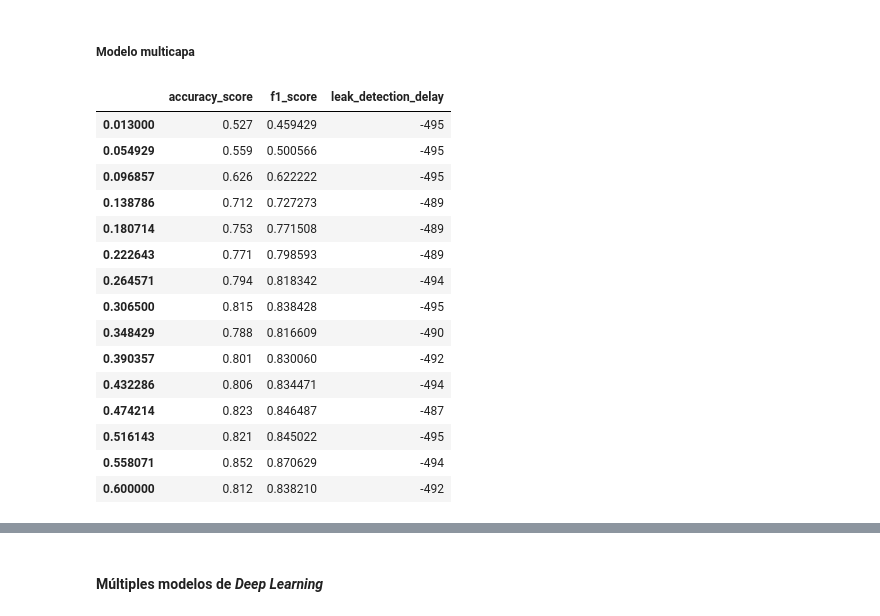
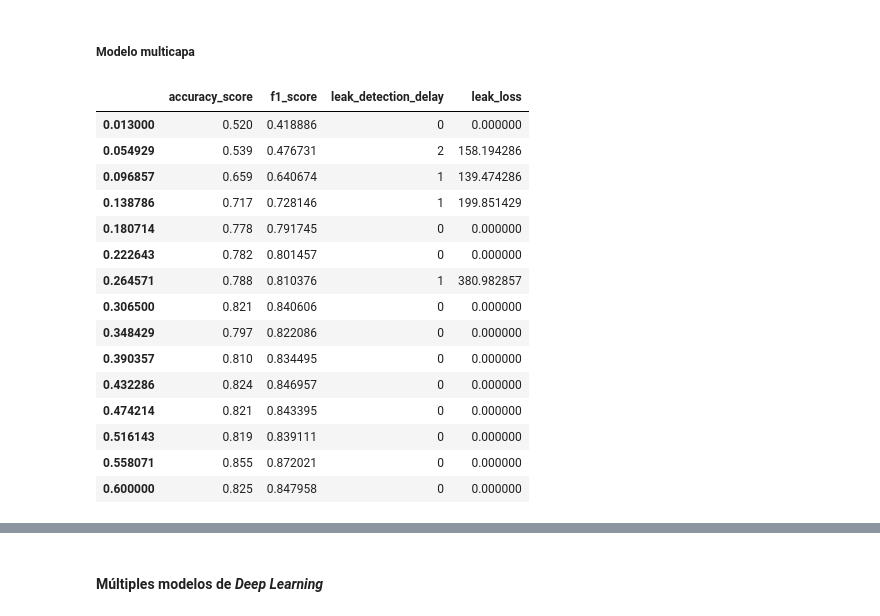
Before and after one commit to alu0101351773/TFM, a Jupyter notebook: src/project/main.ipynb, the cells around one changed output, grey strips where cells are left out. Drawn from its saved outputs; the diff is of its cells as text; code cells hidden in the pictures.

```diff
--- a/src/project/main.ipynb
+++ b/src/project/main.ipynb
@@ -604,7 +604,7 @@ def leak_detection_delay(y_true: np.array, y_pred: np.array) -> int:
     real_first_leak_day = 0
     while y_true[real_first_leak_day] != 1: real_first_leak_day += 1
 
-    pred_first_leak_day = 0
+    pred_first_leak_day = real_first_leak_day
     while y_pred[pred_first_leak_day] != 1: pred_first_leak_day += 1
 
     return (pred_first_leak_day - real_first_leak_day)
@@ -844,5 +845,27 @@ display(pd.DataFrame.from_dict(
 # %% [markdown]
 ### Modelos _Deep Learning_
+# %%
+def eval_dl_model(model):
+    result_dict = {}
+    for case in data_dict:
+        leak_value = data_dict[case]['leak_value']
+        X_test = data_dict[case]['test_dataframe'].drop(columns='Fugando combustible')
+        y_test = data_dict[case]['test_dataframe']['Fugando combustible']
+
+        y_pred = (model.predict(X_test, verbose=0) > 0.5).astype(int)
+
+        accuracy = accuracy_score(y_test, y_pred)
+        leak_delay = leak_detection_delay(y_test, y_pred)
+        f1 = f1_score(y_test, y_pred)
+        leak_loss = (leak_value * 60 * 24) * leak_delay
+
+        result_dict[leak_value] = (accuracy, f1, leak_delay, leak_loss)
+
+    return pd.DataFrame.from_dict(
+        data = result_dict,
+        orient = 'index',
+        columns = ['accuracy_score', 'f1_score', 'leak_detection_delay', 'leak_loss']
+    )
 # %% [markdown]
 #### Único modelo de _Deep Learning_
 # %% [markdown]
@@ -927,62 +932,44 @@ plt.show()
 # %%
 model = tf.keras.Sequential([
     tf.keras.layers.Input(shape=(X_train_complete.shape[1], 1)),
     tf.keras.layers.LSTM(25, return_sequences=True, dropout=0.2),
     tf.keras.layers.LSTM(40, return_sequences=True, dropout=0.2),
     tf.keras.layers.LSTM(60, dropout=0.2),
     tf.keras.layers.Dense(1, activation='sigmoid')
 ])
 
 model.compile(
     optimizer=tf.keras.optimizers.Adam(learning_rate=0.001),
     loss='binary_crossentropy',
     metrics=['accuracy']
 )
 
 history = model.fit(
     x = X_train_complete,
     y = y_train_complete,
     epochs = 50,
     batch_size = 8192,
     verbose = 0
 )
 
-result_dict = {}
-for case in data_dict:
-    leak_value = data_dict[case]['leak_value']
-    X_test = data_dict[case]['test_dataframe'].drop(columns='Fugando combustible')
-    y_test = data_dict[case]['test_dataframe']['Fugando combustible']
-
-    y_pred = (model.predict(X_test, verbose=0) > 0.5).astype(int)
-
-    test_accuracy = accuracy_score(y_test, y_pred)
-    test_leak_delay = leak_detection_delay(y_test, y_pred)
-    test_f1 = f1_score(y_test, y_pred)
-
-    result_dict[leak_value] = (test_accuracy, test_f1, test_leak_delay)
-
-display(pd.DataFrame.from_dict(
-    data = result_dict,
-    orient = 'index',
-    columns = ['accuracy_score', 'f1_score', 'leak_detection_delay']
-))
+display(eval_dl_model(model))
 # %% [output]
-|  | accuracy_score | f1_score | leak_detection_delay |
-| 0.013000 | 0.527 | 0.459429 | -495 |
-| 0.054929 | 0.559 | 0.500566 | -495 |
-| 0.096857 | 0.626 | 0.622222 | -495 |
-| 0.138786 | 0.712 | 0.727273 | -489 |
-| 0.180714 | 0.753 | 0.771508 | -489 |
-| 0.222643 | 0.771 | 0.798593 | -489 |
-| 0.264571 | 0.794 | 0.818342 | -494 |
-| 0.306500 | 0.815 | 0.838428 | -495 |
-| 0.348429 | 0.788 | 0.816609 | -490 |
-| 0.390357 | 0.801 | 0.830060 | -492 |
-| 0.432286 | 0.806 | 0.834471 | -494 |
-| 0.474214 | 0.823 | 0.846487 | -487 |
-| 0.516143 | 0.821 | 0.845022 | -495 |
-| 0.558071 | 0.852 | 0.870629 | -494 |
-| 0.600000 | 0.812 | 0.838210 | -492 |
+|  | accuracy_score | f1_score | leak_detection_delay | leak_loss |
+| 0.013000 | 0.520 | 0.418886 | 0 | 0.000000 |
+| 0.054929 | 0.539 | 0.476731 | 2 | 158.194286 |
+| 0.096857 | 0.659 | 0.640674 | 1 | 139.474286 |
+| 0.138786 | 0.717 | 0.728146 | 1 | 199.851429 |
+| 0.180714 | 0.778 | 0.791745 | 0 | 0.000000 |
+| 0.222643 | 0.782 | 0.801457 | 0 | 0.000000 |
+| 0.264571 | 0.788 | 0.810376 | 1 | 380.982857 |
+| 0.306500 | 0.821 | 0.840606 | 0 | 0.000000 |
+| 0.348429 | 0.797 | 0.822086 | 0 | 0.000000 |
+| 0.390357 | 0.810 | 0.834495 | 0 | 0.000000 |
+| 0.432286 | 0.824 | 0.846957 | 0 | 0.000000 |
+| 0.474214 | 0.821 | 0.843395 | 0 | 0.000000 |
+| 0.516143 | 0.819 | 0.839111 | 0 | 0.000000 |
+| 0.558071 | 0.855 | 0.872021 | 0 | 0.000000 |
+| 0.600000 | 0.825 | 0.847958 | 0 | 0.000000 |
 # %%
 x_vals =    [float(key) for key in result_dict]
 acc_vals =  [result_dict[key][0] for key in result_dict]
```
Also changed, not shown: parts of 17 cells of this notebook.
